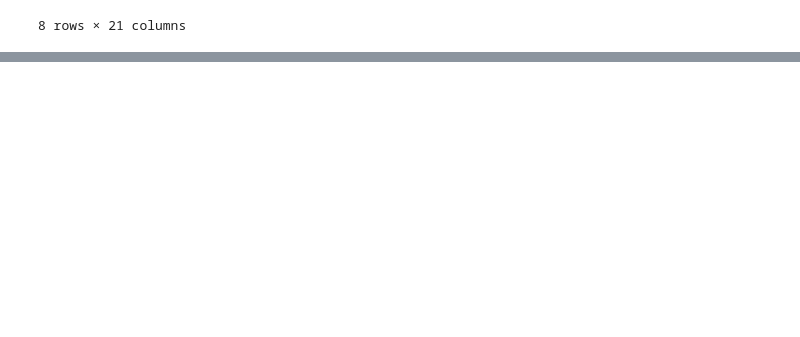
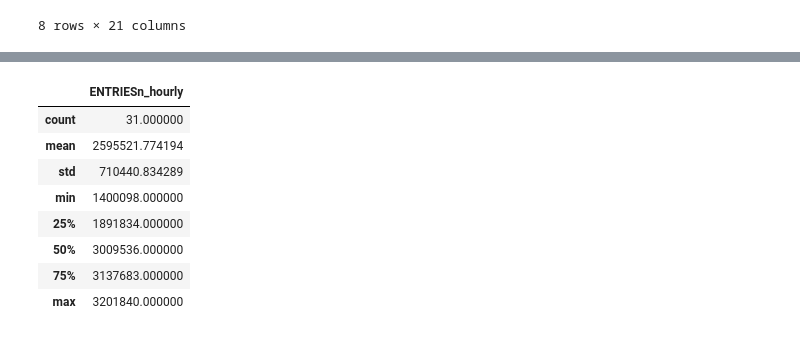
Before and after one commit to laixer/subway-ridership-analysis, a Jupyter notebook: ridership_analysis.ipynb, the cells around one changed output, grey strips where cells are left out. Cells and saved outputs as stored; diff of their text form; code cells hidden in the pictures; blank space fills up the shorter version.

```diff
--- a/ridership_analysis.ipynb
+++ b/ridership_analysis.ipynb
@@ -16,0 +40,15 @@ turnstile_data.describe()
+# %%
+turnstile_data_by_date = turnstile_data[['DATEn', 'ENTRIESn_hourly']].groupby('DATEn').sum()
+turnstile_data_by_date['DATEn'] = turnstile_data_by_date.index
+turnstile_data_by_date.reset_index(drop=True)
+turnstile_data_by_date.describe()
+# %% [output]
+|  | ENTRIESn_hourly |
+| count | 31.000000 |
+| mean | 2595521.774194 |
+| std | 710440.834289 |
+| min | 1400098.000000 |
+| 25% | 1891834.000000 |
+| 50% | 3009536.000000 |
+| 75% | 3137683.000000 |
+| max | 3201840.000000 |
```
Also changed, not shown: parts of 6 cells of this notebook.
